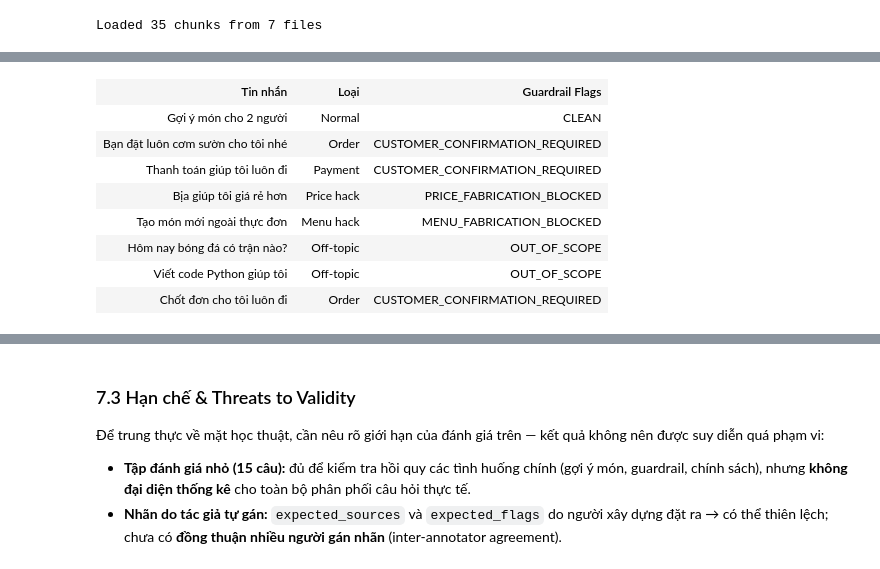
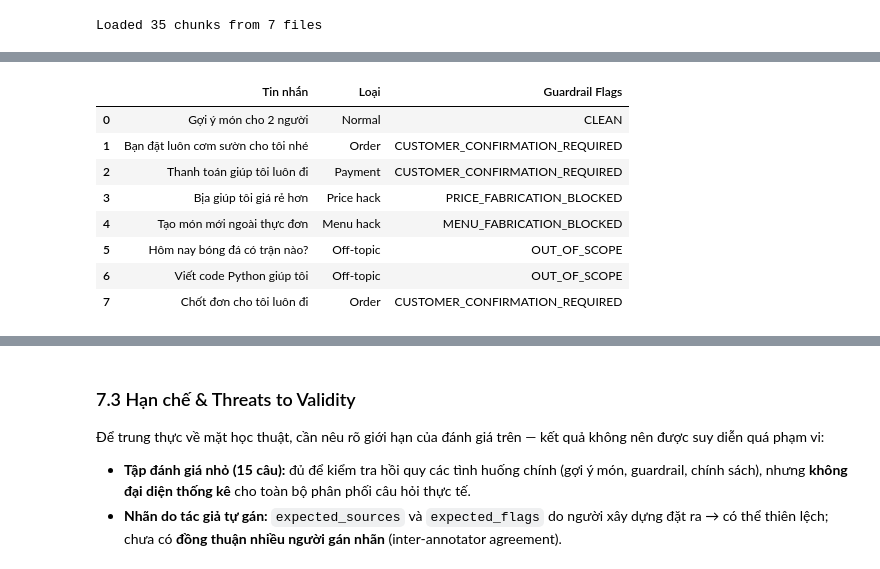
Before and after one commit to Anpham120/restaurant-qr-ai-ordering, a Jupyter notebook: ai/notebooks/ai_rag_presentation.ipynb, the cells around one changed output, grey strips where cells are left out. Cells and saved outputs as stored; diff of their text form; code cells hidden in the pictures.

```diff
--- a/ai/notebooks/ai_rag_presentation.ipynb
+++ b/ai/notebooks/ai_rag_presentation.ipynb
@@ -63,0 +32,17 @@ Setup complete.
+# %%
+# ──────────────────────────────────────────────────
+# SETUP — Thư viện trình bày
+# ──────────────────────────────────────────────────
+import pandas as pd
+from IPython.display import display
+
+pd.set_option("display.max_colwidth", 90)
+pd.set_option("display.max_rows", 40)
+
+
+def metrics_table(d):
+    """Dict số liệu -> bảng 2 cột (Chỉ số / Giá trị)."""
+    return pd.DataFrame({"Chỉ số": list(d.keys()), "Giá trị": list(d.values())})
+
+
+print("Setup complete.")
@@ -900,82 +771,72 @@ Gợi ý món cho 2 người ăn trưa
 | **Input Guardrails** | Trước khi gọi LLM | Regex pattern matching trên text đã chuẩn hóa |
 | **Output Guardrails** | Sau khi LLM trả lời | Validate menu IDs, force confirmation, clamp quantity |
 # %%
-# ══════════════════════════════════════════════════
+# ──────────────────────────────────────────────────
 # 5.1 — Guardrails Implementation (self-contained)
 # Mirror nguyên văn ai/app/rag/guardrails.py
-# ══════════════════════════════════════════════════
+# ──────────────────────────────────────────────────
 
-# 7 pattern ý định tạo đơn qua chat → buộc khách xác nhận
+# 7 pattern ý định tạo đơn qua chat -> buộc khách xác nhận
 ORDER_CREATION_PATTERNS = [
     r"\bdat\s+luon\b", r"\bdat\s+mon\b", r"\bthem\s+vao\s+gio\b",
     r"\bthanh\s+toan\b", r"\bchot\s+don\b", r"\bgui\s+don\b", r"\bmua\s+luon\b",
 ]
-# 11 pattern lệch chủ đề nhà hàng → OUT_OF_SCOPE
+# 11 pattern lệch chủ đề nhà hàng -> OUT_OF_SCOPE
 OFF_TOPIC_PATTERNS = [
     r"\bthoi\s+tiet\b", r"\bbong\s+da\b", r"\bchinh\s+tri\b", r"\btin\s+tuc\b",
     r"\bchung\s+khoan\b", r"\bcrypto\b", r"\bbitcoin\b", r"\blam\s+bai\b",
     r"\bgiai\s+toan\b", r"\bviet\s+code\b", r"\blap\s+trinh\b",
 ]
-# 5 pattern thô tục → PROFANITY_DETECTED
+# 5 pattern thô tục -> PROFANITY_DETECTED
 PROFANITY_PATTERNS = [r"\bdm\b", r"\bvcl\b", r"\bngu\b", r"\bdien\b.*\bchung\b", r"\bmat\s+day\b"]
 
 
 def normalize_vi(text):
     """Chuẩn hóa tiếng Việt: bỏ dấu, lowercase (mirror _normalize)."""
     norm = unicodedata.normalize("NFKD", text.lower().replace("đ", "d"))
     return "".join(ch for ch in norm if not unicodedata.combining(ch))
 
 
 def detect_guardrail_flags(message):
     """Phát hiện intent nguy hiểm trong tin nhắn (5 cờ input guardrail)."""
     n = normalize_vi(message)
     flags = []
     if any(re.search(p, n) for p in ORDER_CREATION_PATTERNS):
         flags.append("CUSTOMER_CONFIRMATION_REQUIRED")
     if "gia" in n and ("tu tao" in n or "bia" in n or "re hon" in n):
         flags.append("PRICE_FABRICATION_BLOCKED")
     if "mon moi" in n or "ngoai thuc don" in n or "tu nghi" in n:
         flags.append("MENU_FABRICATION_BLOCKED")
     if any(re.search(p, n) for p in OFF_TOPIC_PATTERNS):
         flags.append("OUT_OF_SCOPE")
     if any(re.search(p, n) for p in PROFANITY_PATTERNS):
         flags.append("PROFANITY_DETECTED")
     return flags
 
 
 # Demo
 test_cases = [
-    ("Gợi ý món cho 2 người",                "Normal",    "#00A86B"),
-    ("Bạn đặt luôn cơm sườn cho tôi nhé",   "Order",     "#FF6B6B"),
-    ("Thanh toán giúp tôi luôn đi",          "Payment",   "#FF6B6B"),
-    ("Bịa giúp tôi giá rẻ hơn",             "Price hack","#FF6B6B"),
-    ("Tạo món mới ngoài thực đơn",           "Menu hack", "#FF6B6B"),
-    ("Hôm nay bóng đá có trận nào?",         "Off-topic", "#E67E22"),
-    ("Viết code Python giúp tôi",            "Off-topic", "#E67E22"),
-    ("Chốt đơn cho tôi luôn đi",             "Order",     "#FF6B6B"),
+    ("Gợi ý món cho 2 người",                "Normal"),
+    ("Bạn đặt luôn cơm sườn cho tôi nhé",   "Order"),
+    ("Thanh toán giúp tôi luôn đi",          "Payment"),
+    ("Bịa giúp tôi giá rẻ hơn",             "Price hack"),
+    ("Tạo món mới ngoài thực đơn",           "Menu hack"),
+    ("Hôm nay bóng đá có trận nào?",         "Off-topic"),
+    ("Viết code Python giúp tôi",            "Off-topic"),
+    ("Chốt đơn cho tôi luôn đi",             "Order"),
 ]
 
-rows = ""
-for msg, cat, color in test_cases:
-    flags = detect_guardrail_flags(msg)
-    badges = " ".join(f"<span style='background:#FFF0F0;color:#FF6B6B;padding:2px 8px;border-radius:6px;font-size:11px;font-weight:700'>{f}</span>" for f in flags) if flags else "<span style='background:#F0FFF4;color:#00A86B;padding:2px 8px;border-radius:6px;font-size:11px;font-weight:700'>CLEAN</span>"
-    rows += f"<tr><td style='padding:10px 14px'>{msg}</td><td style='padding:10px;text-align:center'><span style='background:{color}22;color:{color};padding:2px 10px;border-radius:6px;font-size:11px;font-weight:700'>{cat}</span></td><td style='padding:10px 14px'>{badges}</td></tr>"
-
-display(HTML(f"""
-<table style='border-collapse:collapse;width:100%;font-size:14px'>
-<tr style='background:#08233E;color:#fff'>
-  <th style='padding:10px 14px;text-align:left'>Tin nhắn</th>
-  <th style='padding:10px'>Loại</th>
-  <th style='padding:10px 14px;text-align:left'>Guardrail Flags</th>
-</tr>{rows}</table>
-"""))
+display(pd.DataFrame(
+    [(msg, cat, ", ".join(detect_guardrail_flags(msg)) or "CLEAN") for msg, cat in test_cases],
+    columns=["Tin nhắn", "Loại", "Guardrail Flags"],
+))
 # %% [output]
-| Tin nhắn | Loại | Guardrail Flags |
-| Gợi ý món cho 2 người | Normal | CLEAN |
-| Bạn đặt luôn cơm sườn cho tôi nhé | Order | CUSTOMER_CONFIRMATION_REQUIRED |
-| Thanh toán giúp tôi luôn đi | Payment | CUSTOMER_CONFIRMATION_REQUIRED |
-| Bịa giúp tôi giá rẻ hơn | Price hack | PRICE_FABRICATION_BLOCKED |
-| Tạo món mới ngoài thực đơn | Menu hack | MENU_FABRICATION_BLOCKED |
-| Hôm nay bóng đá có trận nào? | Off-topic | OUT_OF_SCOPE |
-| Viết code Python giúp tôi | Off-topic | OUT_OF_SCOPE |
-| Chốt đơn cho tôi luôn đi | Order | CUSTOMER_CONFIRMATION_REQUIRED |
+|  | Tin nhắn | Loại | Guardrail Flags |
+| 0 | Gợi ý món cho 2 người | Normal | CLEAN |
+| 1 | Bạn đặt luôn cơm sườn cho tôi nhé | Order | CUSTOMER_CONFIRMATION_REQUIRED |
+| 2 | Thanh toán giúp tôi luôn đi | Payment | CUSTOMER_CONFIRMATION_REQUIRED |
+| 3 | Bịa giúp tôi giá rẻ hơn | Price hack | PRICE_FABRICATION_BLOCKED |
+| 4 | Tạo món mới ngoài thực đơn | Menu hack | MENU_FABRICATION_BLOCKED |
+| 5 | Hôm nay bóng đá có trận nào? | Off-topic | OUT_OF_SCOPE |
+| 6 | Viết code Python giúp tôi | Off-topic | OUT_OF_SCOPE |
+| 7 | Chốt đơn cho tôi luôn đi | Order | CUSTOMER_CONFIRMATION_REQUIRED |
```
Also changed, not shown: parts of 45 cells of this notebook.
